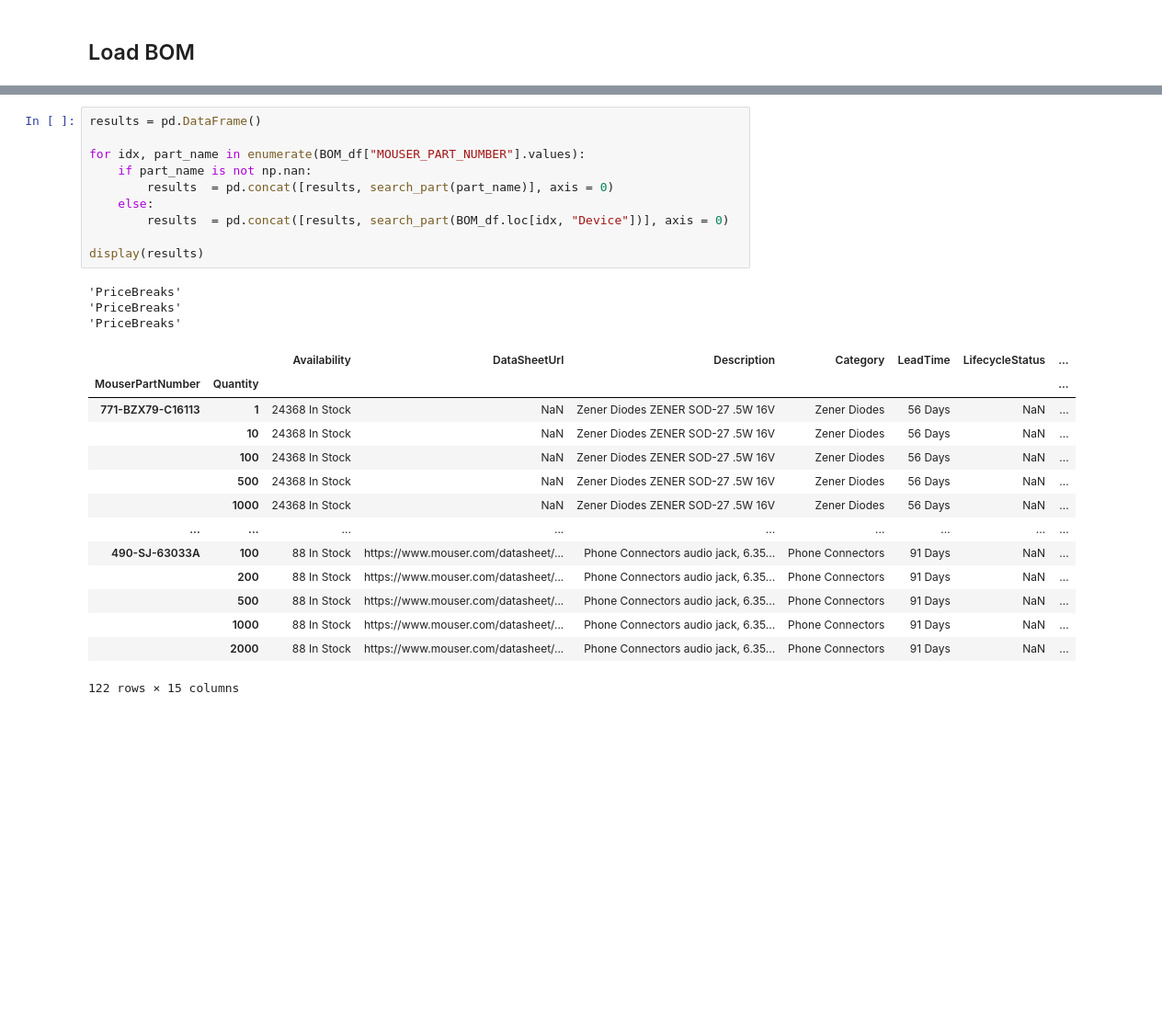
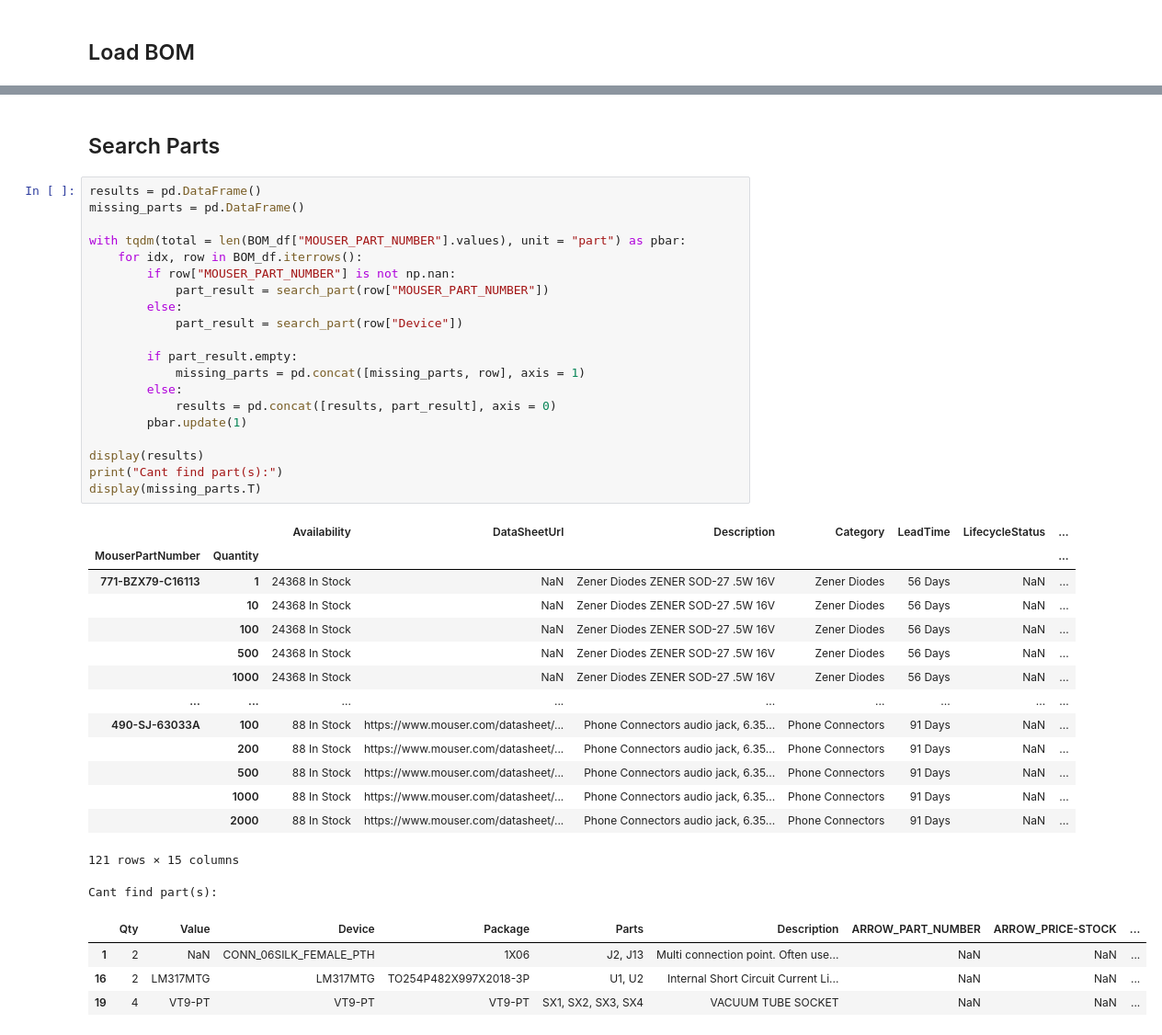
Before and after one commit to tiedyefreak22/Dual-Mono-Amp-Design, a Jupyter notebook: Mouser_API/Mouser_API.ipynb, the cells around one changed output, grey strips where cells are left out. Shown at 92% size. Saved outputs shown, nothing was run; the diff lists cells and outputs as text; blank space fills up the shorter version.

```diff
--- a/Mouser_API/Mouser_API.ipynb
+++ b/Mouser_API/Mouser_API.ipynb
@@ -124,31 +146,45 @@ def search_part(part_name):
 print("Done")
 # %% [output]
 Done
+# %% [markdown]
+## Search Parts
 # %%
 results = pd.DataFrame()
+missing_parts = pd.DataFrame()
 
-for idx, part_name in enumerate(BOM_df["MOUSER_PART_NUMBER"].values):
-    if part_name is not np.nan:
-        results  = pd.concat([results, search_part(part_name)], axis = 0)
-    else:
-        results  = pd.concat([results, search_part(BOM_df.loc[idx, "Device"])], axis = 0)
+with tqdm(total = len(BOM_df["MOUSER_PART_NUMBER"].values), unit = "part") as pbar:
+    for idx, row in BOM_df.iterrows():
+        if row["MOUSER_PART_NUMBER"] is not np.nan:
+            part_result = search_part(row["MOUSER_PART_NUMBER"])
+        else:
+            part_result = search_part(row["Device"])
+
+        if part_result.empty:
+            missing_parts = pd.concat([missing_parts, row], axis = 1)
+        else:
+            results = pd.concat([results, part_result], axis = 0)
+        pbar.update(1)
 
 display(results)
+print("Cant find part(s):")
+display(missing_parts.T)
 # %% [output]
+|  |  | Availability | DataSheetUrl | Description | Category | LeadTime | LifecycleStatus | ... |
+| MouserPartNumber | Quantity |  |  |  |  |  |  | ... |
+| 771-BZX79-C16113 | 1 | 24368 In Stock | NaN | Zener Diodes ZENER SOD-27 .5W 16V | Zener Diodes | 56 Days | NaN | ... |
+|  | 10 | 24368 In Stock | NaN | Zener Diodes ZENER SOD-27 .5W 16V | Zener Diodes | 56 Days | NaN | ... |
+|  | 100 | 24368 In Stock | NaN | Zener Diodes ZENER SOD-27 .5W 16V | Zener Diodes | 56 Days | NaN | ... |
+|  | 500 | 24368 In Stock | NaN | Zener Diodes ZENER SOD-27 .5W 16V | Zener Diodes | 56 Days | NaN | ... |
+|  | 1000 | 24368 In Stock | NaN | Zener Diodes ZENER SOD-27 .5W 16V | Zener Diodes | 56 Days | NaN | ... |
+| ... | ... | ... | ... | ... | ... | ... | ... | ... |
+| 490-SJ-63033A | 100 | 88 In Stock | https://www.mouser.com/datasheet/... | Phone Connectors audio jack, 6.35... | Phone Connectors | 91 Days | NaN | ... |
+|  | 200 | 88 In Stock | https://www.mouser.com/datasheet/... | Phone Connectors audio jack, 6.35... | Phone Connectors | 91 Days | NaN | ... |
+|  | 500 | 88 In Stock | https://www.mouser.com/datasheet/... | Phone Connectors audio jack, 6.35... | Phone Connectors | 91 Days | NaN | ... |
+|  | 1000 | 88 In Stock | https://www.mouser.com/datasheet/... | Phone Connectors audio jack, 6.35... | Phone Connectors | 91 Days | NaN | ... |
+|  | 2000 | 88 In Stock | https://www.mouser.com/datasheet/... | Phone Connectors audio jack, 6.35... | Phone Connectors | 91 Days | NaN | ... |
-'PriceBreaks'
-'PriceBreaks'
-'PriceBreaks'
+121 rows × 15 columns
-|  |  | Availability | DataSheetUrl | Description | Category | LeadTime | LifecycleStatus | ... |
-| MouserPartNumber | Quantity |  |  |  |  |  |  | ... |
-| 771-BZX79-C16113 | 1 | 24368 In Stock | NaN | Zener Diodes ZENER SOD-27 .5W 16V | Zener Diodes | 56 Days | NaN | ... |
-|  | 10 | 24368 In Stock | NaN | Zener Diodes ZENER SOD-27 .5W 16V | Zener Diodes | 56 Days | NaN | ... |
-|  | 100 | 24368 In Stock | NaN | Zener Diodes ZENER SOD-27 .5W 16V | Zener Diodes | 56 Days | NaN | ... |
-|  | 500 | 24368 In Stock | NaN | Zener Diodes ZENER SOD-27 .5W 16V | Zener Diodes | 56 Days | NaN | ... |
-|  | 1000 | 24368 In Stock | NaN | Zener Diodes ZENER SOD-27 .5W 16V | Zener Diodes | 56 Days | NaN | ... |
-| ... | ... | ... | ... | ... | ... | ... | ... | ... |
-| 490-SJ-63033A | 100 | 88 In Stock | https://www.mouser.com/datasheet/... | Phone Connectors audio jack, 6.35... | Phone Connectors | 91 Days | NaN | ... |
-|  | 200 | 88 In Stock | https://www.mouser.com/datasheet/... | Phone Connectors audio jack, 6.35... | Phone Connectors | 91 Days | NaN | ... |
-|  | 500 | 88 In Stock | https://www.mouser.com/datasheet/... | Phone Connectors audio jack, 6.35... | Phone Connectors | 91 Days | NaN | ... |
-|  | 1000 | 88 In Stock | https://www.mouser.com/datasheet/... | Phone Connectors audio jack, 6.35... | Phone Connectors | 91 Days | NaN | ... |
-|  | 2000 | 88 In Stock | https://www.mouser.com/datasheet/... | Phone Connectors audio jack, 6.35... | Phone Connectors | 91 Days | NaN | ... |
-122 rows × 15 columns
+Cant find part(s):
+|  | Qty | Value | Device | Package | Parts | Description | ARROW_PART_NUMBER | ARROW_PRICE-STOCK | ... |
+| 1 | 2 | NaN | CONN_06SILK_FEMALE_PTH | 1X06 | J2, J13 | Multi connection point. Often use... | NaN | NaN | ... |
+| 16 | 2 | LM317MTG | LM317MTG | TO254P482X997X2018-3P | U1, U2 | Internal Short Circuit Current Li... | NaN | NaN | ... |
+| 19 | 4 | VT9-PT | VT9-PT | VT9-PT | SX1, SX2, SX3, SX4 | VACUUM TUBE SOCKET | NaN | NaN | ... |
```
Also changed, not shown: parts of 6 cells of this notebook.
